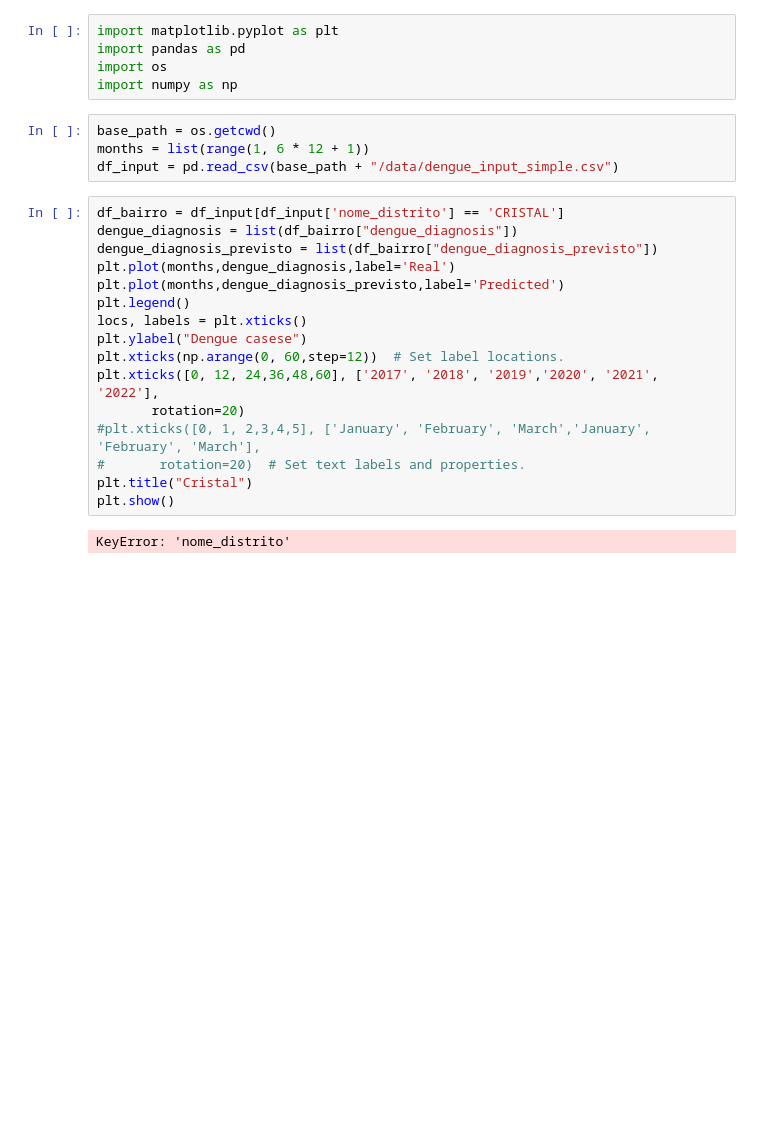
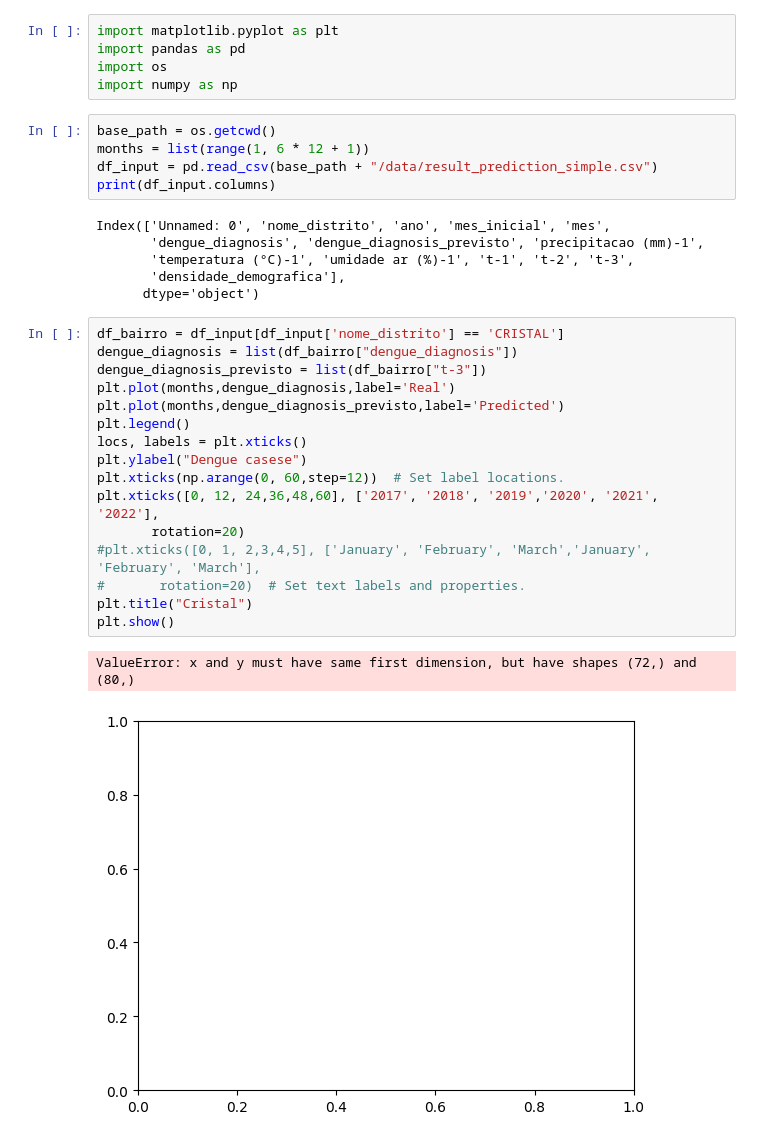
Before and after one commit to minguell/DenguePrediction-Reply, a Jupyter notebook: PlotSimpleModel.ipynb, the cells around one changed output. Saved outputs shown, nothing was run; the diff lists cells and outputs as text; blank space fills up the shorter version.

```diff
--- a/PlotSimpleModel.ipynb
+++ b/PlotSimpleModel.ipynb
@@ -6,22 +6,30 @@ import numpy as np
 # %%
 base_path = os.getcwd()
 months = list(range(1, 6 * 12 + 1))
-df_input = pd.read_csv(base_path + "/data/dengue_input_simple.csv")
+df_input = pd.read_csv(base_path + "/data/result_prediction_simple.csv")
+print(df_input.columns)
+# %% [output]
+Index(['Unnamed: 0', 'nome_distrito', 'ano', 'mes_inicial', 'mes',
+       'dengue_diagnosis', 'dengue_diagnosis_previsto', 'precipitacao (mm)-1',
+       'temperatura (°C)-1', 'umidade ar (%)-1', 't-1', 't-2', 't-3',
+       'densidade_demografica'],
+      dtype='object')
 # %%
 df_bairro = df_input[df_input['nome_distrito'] == 'CRISTAL']
 dengue_diagnosis = list(df_bairro["dengue_diagnosis"])
-dengue_diagnosis_previsto = list(df_bairro["dengue_diagnosis_previsto"])
+dengue_diagnosis_previsto = list(df_bairro["t-3"])
 plt.plot(months,dengue_diagnosis,label='Real')
 plt.plot(months,dengue_diagnosis_previsto,label='Predicted')
 plt.legend()
 locs, labels = plt.xticks()
 plt.ylabel("Dengue casese")
 plt.xticks(np.arange(0, 60,step=12))  # Set label locations.
 plt.xticks([0, 12, 24,36,48,60], ['2017', '2018', '2019','2020', '2021', '2022'],
        rotation=20)
 #plt.xticks([0, 1, 2,3,4,5], ['January', 'February', 'March','January', 'February', 'March'],
 #       rotation=20)  # Set text labels and properties.
 plt.title("Cristal")
 plt.show()
 # %% [output]
-KeyError: 'nome_distrito'
+ValueError: x and y must have same first dimension, but have shapes (72,) and (80,)
+[figure, added]
```
Also changed, not shown: 13 other files.
